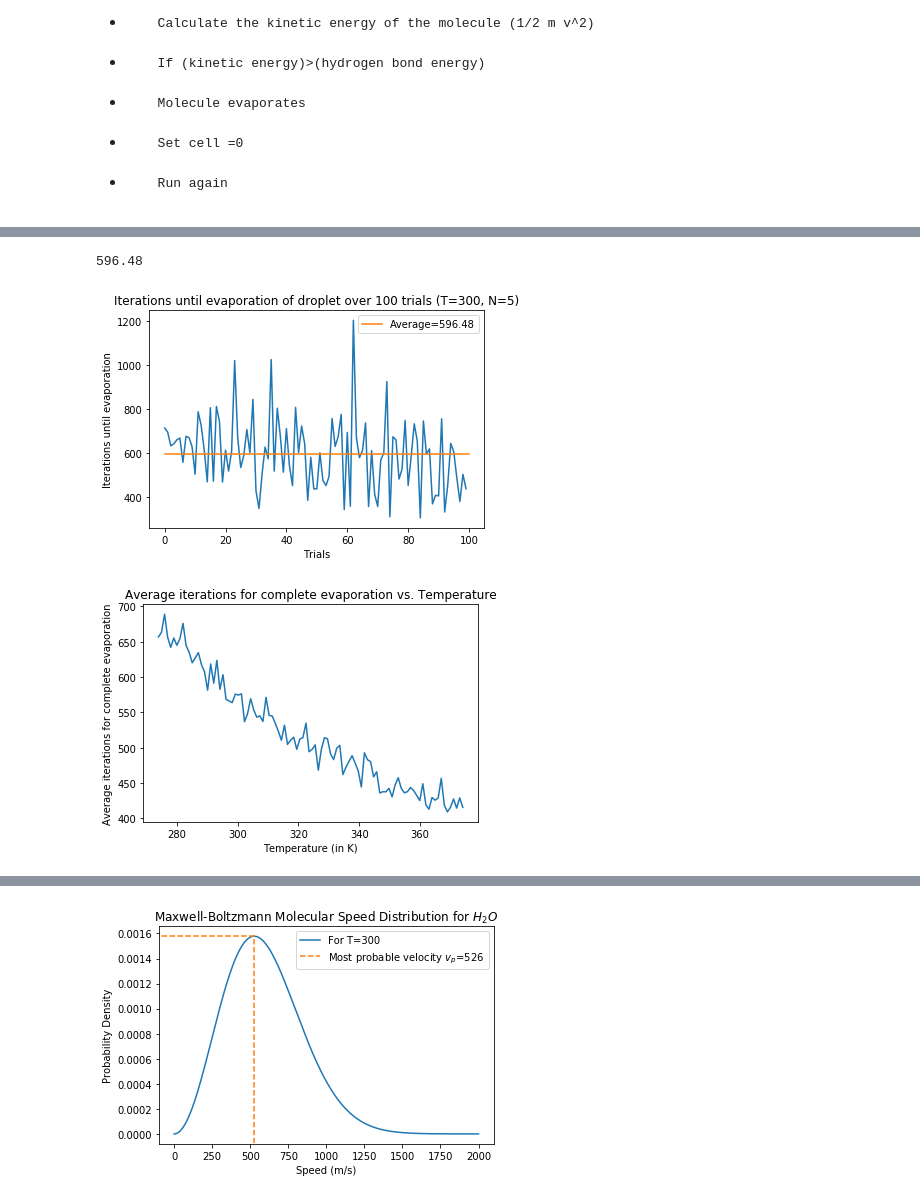
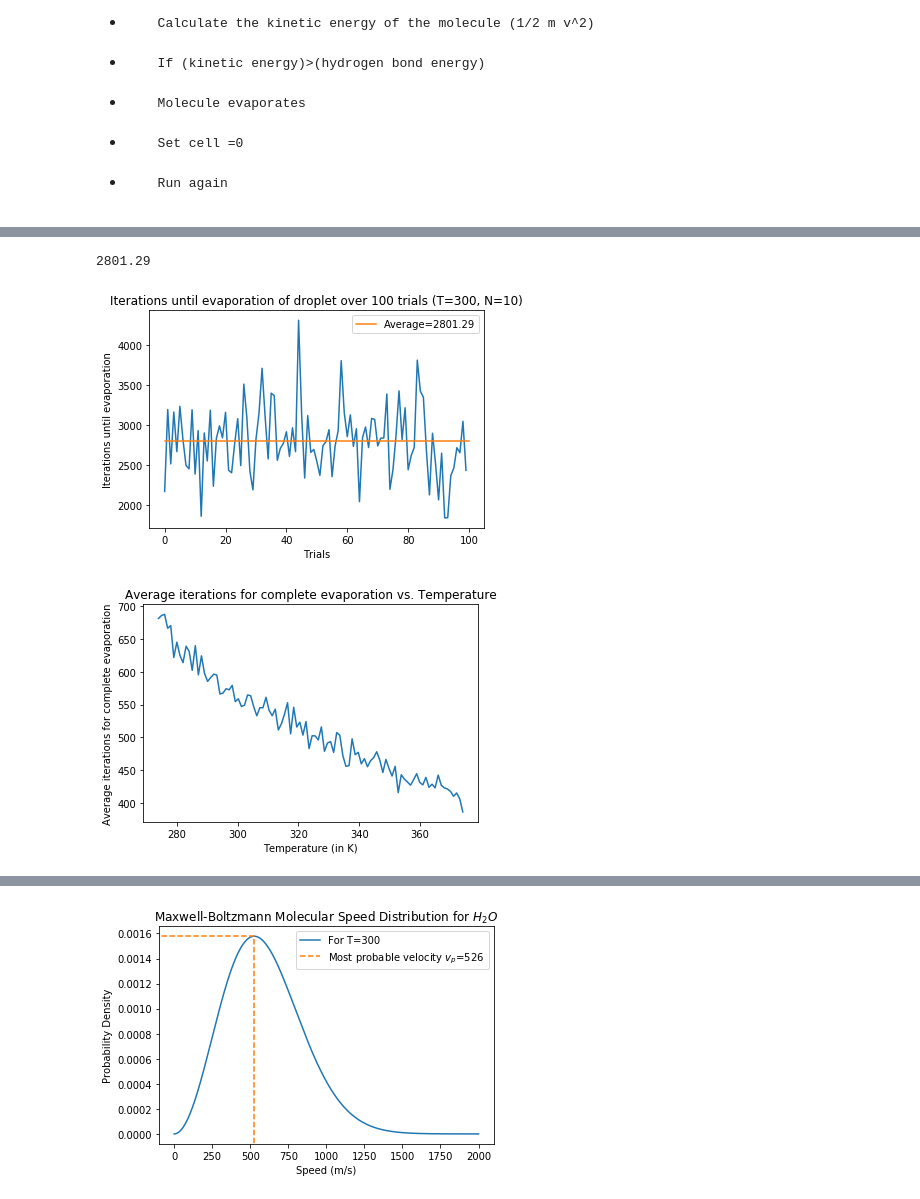
Before and after one commit to lilymansfield/FinalProject_250_Lily, a Jupyter notebook: FinalProject2.ipynb, the cells around one changed output, grey strips where cells are left out. Saved outputs shown, nothing was run; the diff lists cells and outputs as text; code cells hidden in the pictures.

```diff
--- a/FinalProject2.ipynb
+++ b/FinalProject2.ipynb
@@ -184,9 +184,9 @@ def evaporate(N,T, visualize=True):
                         layer_count=0 #Reset counter for current number of molecules evaporated in current layer
 
 
-    return iterations
+    return iterations #returns number of iterations needed for droplet to completely evaporate
 
-N=5
+N=10
 T=300
 print(evaporate(N,T,True))
 plt.tight_layout()
@@ -207,45 +207,47 @@ plt.tight_layout()
 # %%
-#Plot iterations until evaporation for a set temperature
+#Plot of iterations needed for evaporation at a set temperature over number of trials and average of all trials
 
+def totalIterations(N,T,trials,Plot=True):
 
-def iterationsUntilEvaporation(N,T,trials,Plot=True):
-    arr=[]
+    arr=[] #Array for number of iterations needed for evaporation at each trial
 
     for i in range(trials):
-        arr.append(evaporate(N,T,False))
+        arr.append(evaporate(N,T,False)) #Add number of iterations needed for evaporation to array
 
-    average=sum(arr)/len(arr)
+    average=sum(arr)/len(arr) #Find the average of the numbers in the array
 
-    if Plot:
+    if Plot: #To visualize the variation over trials
+
         plt.plot(arr)
         plt.title('Iterations until evaporation of droplet over 100 trials (T=%d, N=%d)'%(T,N))
         plt.xlabel('Trials')
         plt.ylabel('Iterations until evaporation')
 
         x=np.linspace(0,len(arr),len(arr))
         y=np.full(len(arr),average)
 
         plt.plot(x,y,label='Average='+str(average))
         plt.legend()
 
         plt.savefig('iterationsvstrials.pdf')
 
-    return average
+    return average #returns the average number of iterations needed for complete evaporation over number of trials
 
 
 
-iterationsUntilEvaporation(5,300,100,True)
+totalIterations(10,300,100,True) #Test call
 # %% [output]
-596.48
+2801.29
-[figure, old version]
+[figure, new version]
 # %%
-#Plot of average iterations needed for complete evaporation vs. Temperature
-#Water freezes at 273 K
+#Plot of average iterations needed for complete evaporation vs. temperature
+#Water freezes at 273 K - the temperature range has been thus been set to 274 to 374
 #For 5x5 droplet matrix
 
 iteravgarr=[]
+
 for i in range(274,374):
-    iteravgarr.append(iterationsUntilEvaporation(5,i,100,False))
+    iteravgarr.append(totalIterations(5,i,100,False))
 
 
 temps=np.linspace(274,374,100)
@@ -255,5 +257,5 @@ plt.xlabel('Temperature (in K)')
 plt.ylabel('Average iterations for complete evaporation')
 plt.savefig('avgitervstemp.pdf')
 # %% [output]
-[figure, old version]
+[figure, new version]
 # %%
```
Also changed, not shown: parts of 5 cells of this notebook.
